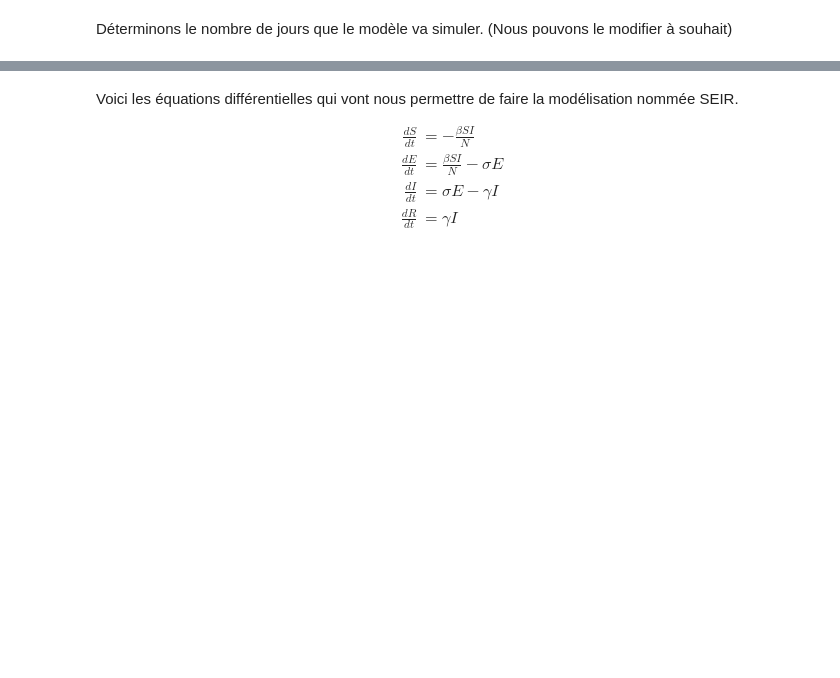
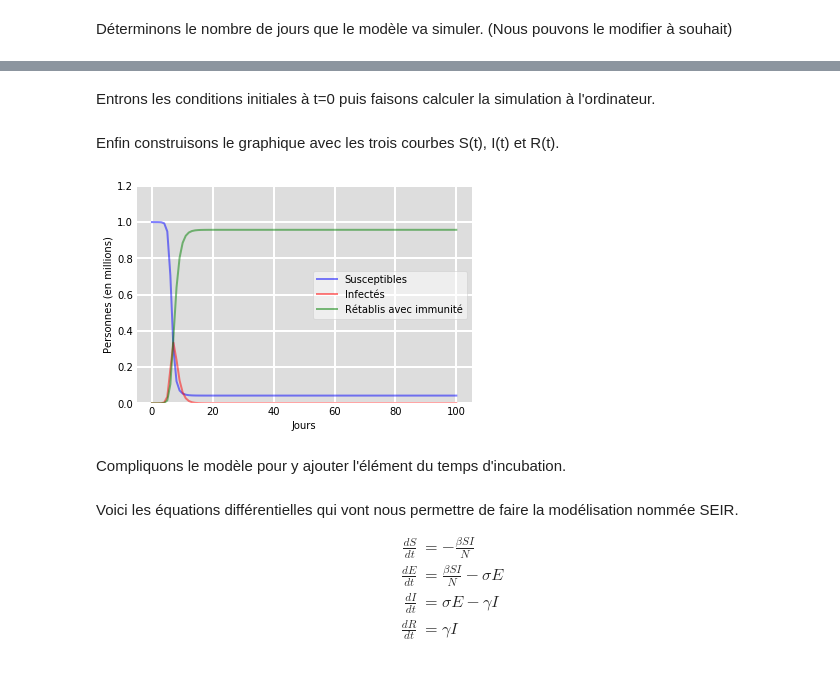
Before and after one commit to D4m132/epidemio, a Jupyter notebook: Modelisation_mathematique_SIR.ipynb, the cells around one changed output, grey strips where cells are left out. Saved outputs shown, nothing was run; the diff lists cells and outputs as text; code cells hidden in the pictures; blank space fills up the shorter version.

```diff
--- a/Modelisation_mathematique_SIR.ipynb
+++ b/Modelisation_mathematique_SIR.ipynb
@@ -17,5 +17,5 @@ from IPython.display import Latex
 Déterminons la population totale N, puis le nombre initial de personnes infectées ainsi que les guéries immunisées, respectivement I0 et R0. (Nous pouvons les modifier à souhait)
 # %%
 N = 1000000
-E0, I0, R0 = 1, 0, 0
+I0, R0 = 1, 0
 # %% [markdown]
@@ -23,8 +23,8 @@ Etablissons ensuite le taux de contagion β, le taux moyen de rétablissement γ
 
 S0 est le nombre de personnes initial qui n'est ni infécté ni guéri avec immunité, ils sont susceptibles d'être infectés.
 # %%
-beta, gamma, sigma = 3, 1./15, 1./14
-S0 = N - I0 - R0 - E0
+beta, gamma = 3, 91./100
+S0 = N - I0 - R0
 # %% [markdown]
 Déterminons le nombre de jours que le modèle va simuler. (Nous pouvons le modifier à souhait)
 # %%
@@ -31,0 +40,36 @@ t = np.linspace(0, 100, 100)
+# %%
+def deriv(y, t, N, beta, gamma):
+    S, I, R = y
+    dSdt = -beta * S * I / N
+    dIdt = beta * S * I / N - gamma * I
+    dRdt = gamma * I
+    return dSdt, dIdt, dRdt
+# %% [markdown]
+Entrons les conditions initiales à t=0 puis faisons calculer la simulation à l'ordinateur.
+# %%
+y0 = S0, I0, R0
+ret = odeint(deriv, y0, t, args=(N, beta, gamma))
+S, I, R = ret.T
+# %% [markdown]
+Enfin construisons le graphique avec les trois courbes S(t), I(t) et R(t).
+# %%
+fig = plt.figure(facecolor='w')
+ax = fig.add_subplot(111, facecolor='#dddddd', axisbelow=True)
+ax.plot(t, S/1000000, 'b', alpha=0.5, lw=2, label='Susceptibles')
+ax.plot(t, I/1000000, 'r', alpha=0.5, lw=2, label='Infectés')
+ax.plot(t, R/1000000, 'g', alpha=0.5, lw=2, label='Rétablis avec immunité')
+ax.set_xlabel('Jours')
+ax.set_ylabel('Personnes (en millions)')
+ax.set_ylim(0,1.2)
+ax.yaxis.set_tick_params(length=0)
+ax.xaxis.set_tick_params(length=0)
+ax.grid(b=True, which='major', c='w', lw=2, ls='-')
+legend = ax.legend()
+legend.get_frame().set_alpha(0.5)
+for spine in ('top', 'right', 'bottom', 'left'):
+    ax.spines[spine].set_visible(False)
+plt.show()
+# %% [output]
+[figure, added]
+# %% [markdown]
+Compliquons le modèle pour y ajouter l'élément du temps d'incubation.
```
Also changed, not shown: parts of 8 cells of this notebook.
